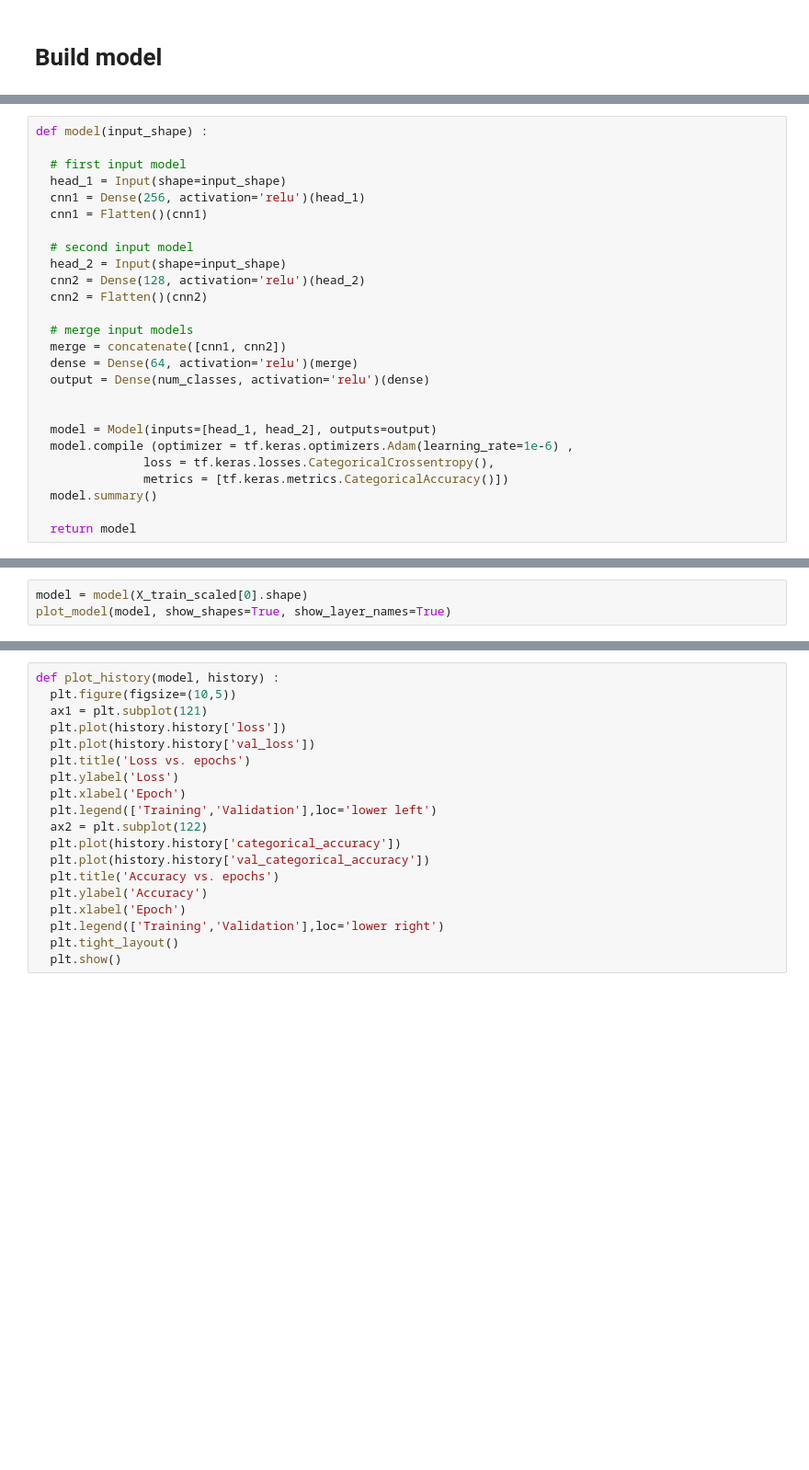
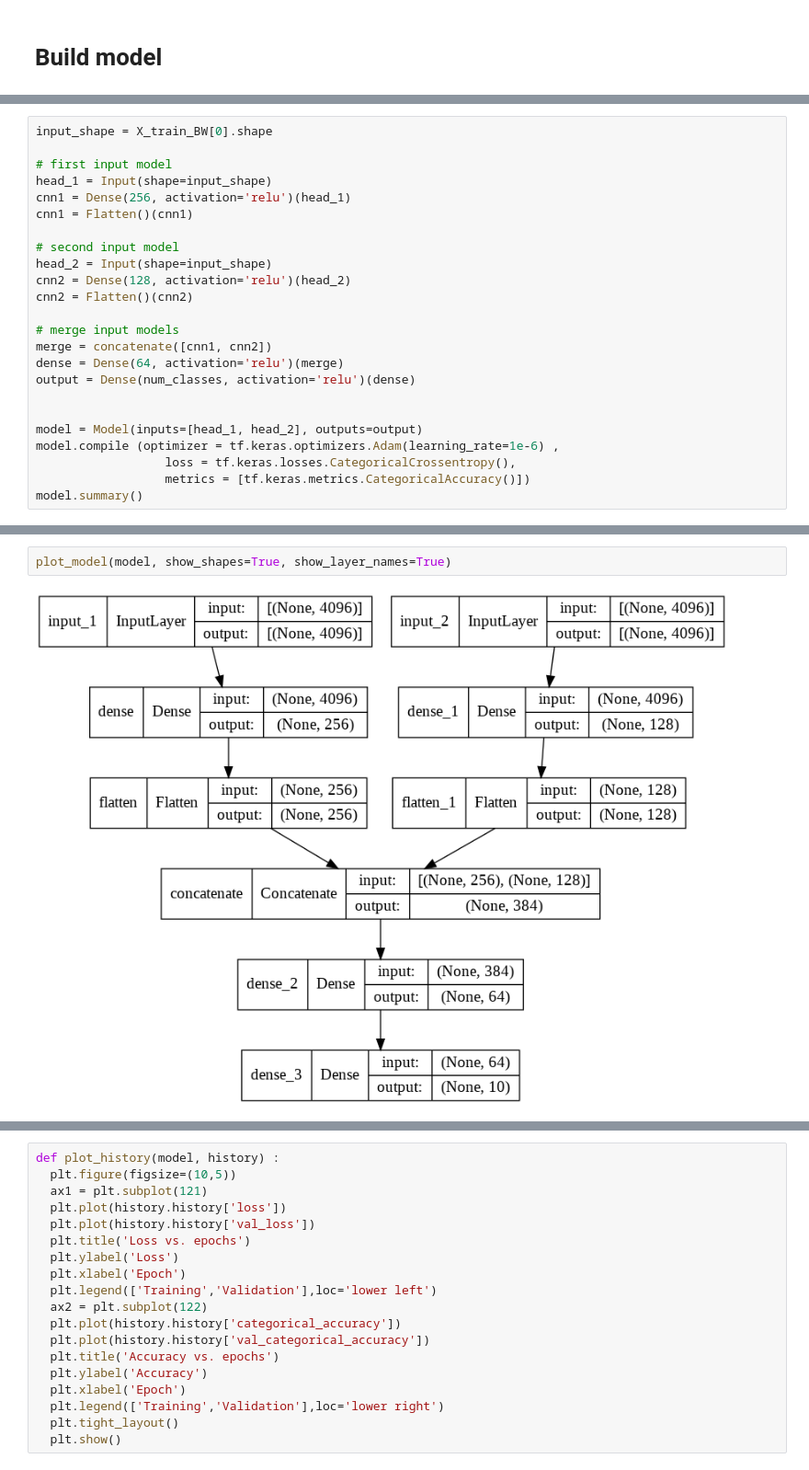
Before and after one commit to DommiiUdomp/Dommii, a Jupyter notebook: eusat_new_1.ipynb, the cells around one changed output, grey strips where cells are left out. Shown at 92% size. Drawn from its saved outputs; the diff is of its cells as text; blank space fills up the shorter version.

```diff
--- a/eusat_new_1.ipynb
+++ b/eusat_new_1.ipynb
@@ -186,26 +225,24 @@ print(y_train_2.shape)
 # %%
-def model(input_shape) :
+input_shape = X_train_BW[0].shape
 
-  # first input model
-  head_1 = Input(shape=input_shape)
-  cnn1 = Dense(256, activation='relu')(head_1)
-  cnn1 = Flatten()(cnn1)
+# first input model
+head_1 = Input(shape=input_shape)
+cnn1 = Dense(256, activation='relu')(head_1)
+cnn1 = Flatten()(cnn1)
 
-  # second input model
-  head_2 = Input(shape=input_shape)
-  cnn2 = Dense(128, activation='relu')(head_2)
-  cnn2 = Flatten()(cnn2)
+# second input model
+head_2 = Input(shape=input_shape)
+cnn2 = Dense(128, activation='relu')(head_2)
+cnn2 = Flatten()(cnn2)
 
-  # merge input models
-  merge = concatenate([cnn1, cnn2])
-  dense = Dense(64, activation='relu')(merge)
-  output = Dense(num_classes, activation='relu')(dense)
+# merge input models
+merge = concatenate([cnn1, cnn2])
+dense = Dense(64, activation='relu')(merge)
+output = Dense(num_classes, activation='relu')(dense)
 
 
-  model = Model(inputs=[head_1, head_2], outputs=output)
-  model.compile (optimizer = tf.keras.optimizers.Adam(learning_rate=1e-6) ,
-               loss = tf.keras.losses.CategoricalCrossentropy(),
-               metrics = [tf.keras.metrics.CategoricalAccuracy()])
-  model.summary()
-
-  return model
+model = Model(inputs=[head_1, head_2], outputs=output)
+model.compile (optimizer = tf.keras.optimizers.Adam(learning_rate=1e-6) ,
+                  loss = tf.keras.losses.CategoricalCrossentropy(),
+                  metrics = [tf.keras.metrics.CategoricalAccuracy()])
+model.summary()
@@ -212,6 +267,7 @@ def model(input_shape) :
 # %%
-model = model(X_train_scaled[0].shape)
 plot_model(model, show_shapes=True, show_layer_names=True)
+# %% [output]
+[figure, added]
 # %%
 history = model.fit([X_train_1, X_train_2],y_train_1, validation_data= ([X_test_1, X_test_2], y_test_1),
                     batch_size=64 , epochs=100, verbose=1)
```
Also changed, not shown: parts of 18 cells of this notebook.
